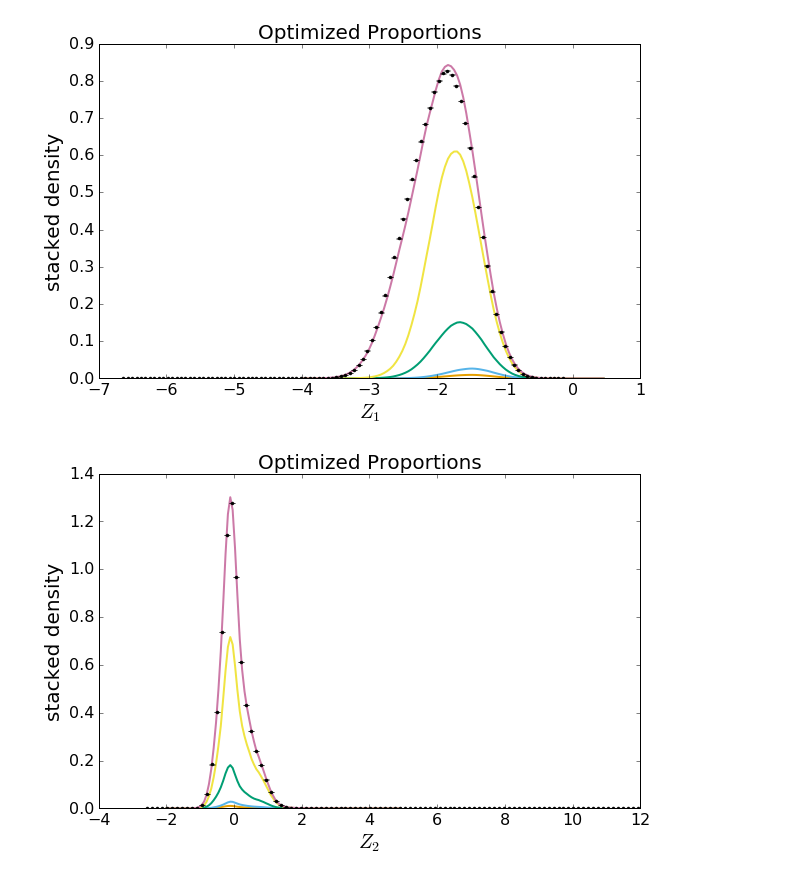
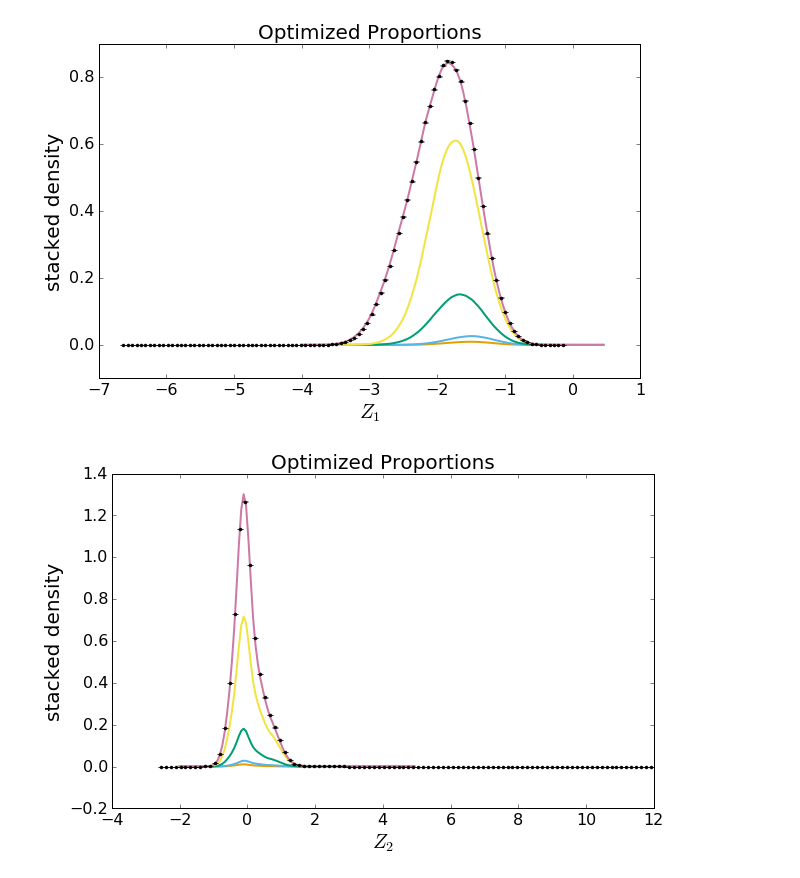
Before and after one commit to jkim-/bdtaunu_signal_extraction, a Jupyter notebook: visualization/mc.central/stacked_components.ipynb, the cells around one changed output. Saved outputs shown, nothing was run; the diff lists cells and outputs as text; code cells hidden in the pictures.

```diff
--- a/visualization/mc.central/stacked_components.ipynb
+++ b/visualization/mc.central/stacked_components.ipynb
@@ -53,18 +53,18 @@ if save_fig: fig.savefig(overlay_y_fout)
 # %%
 fig = plt.figure(figsize=(6*1.618,6))
 ax = fig.add_subplot(1,1,1)
 plot_densities(stack_x, stacked=True, prop=optimized_proportions, ax=ax, xlabel=r'$Z_1$', title='Optimized Proportions')
-plot_data1d_histogram(test_data[:,0], bins=100,normed=True, ax=ax, xlabel=r'$Z_1$', title='Optimized Proportions');
+plot_data1d_histogram(test_data[:,0], weights=test_data[:,2], bins=100,normed=True, ax=ax, xlabel=r'$Z_1$', title='Optimized Proportions');
 if save_fig: fig.savefig(optimized_stacked_x_fout)
 
 fig = plt.figure(figsize=(6*1.618,6))
 ax = fig.add_subplot(1,1,1)
 plot_densities(stack_y, stacked=True, prop=optimized_proportions, ax=ax, xlabel=r'$Z_2$', title='Optimized Proportions')
-plot_data1d_histogram(test_data[:,1], bins=100,normed=True, ax=ax, xlabel=r'$Z_2$', title='Optimized Proportions');
+plot_data1d_histogram(test_data[:,1], weights=test_data[:,2], bins=100,normed=True, ax=ax, xlabel=r'$Z_2$', title='Optimized Proportions');
 if save_fig: fig.savefig(optimized_stacked_y_fout)
 # %% [output]
-[figure, old version]
+[figure, new version]
-[figure, old version]
+[figure, new version]
 # %%
 if plot_truth_stack:
     fig = plt.figure(figsize=(6*1.618,6))
```
Also changed, not shown: parts of 2 cells of this notebook, 2 other files.
